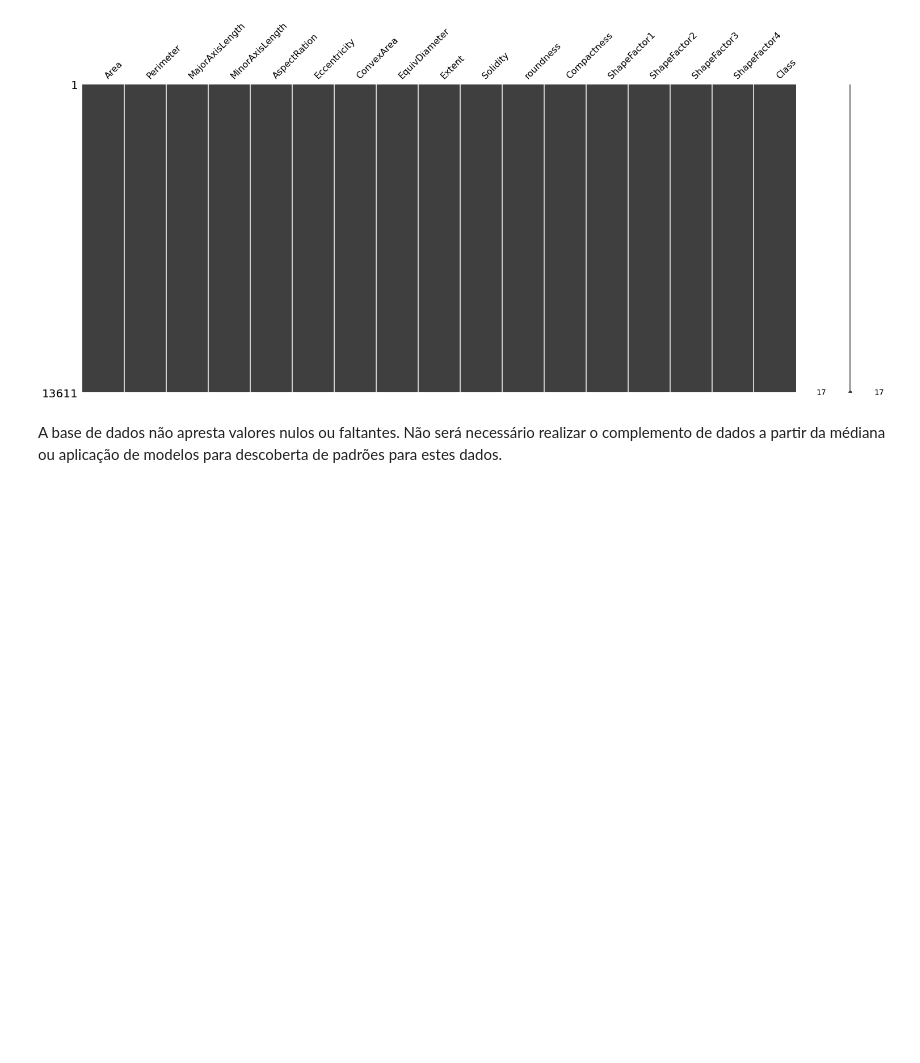
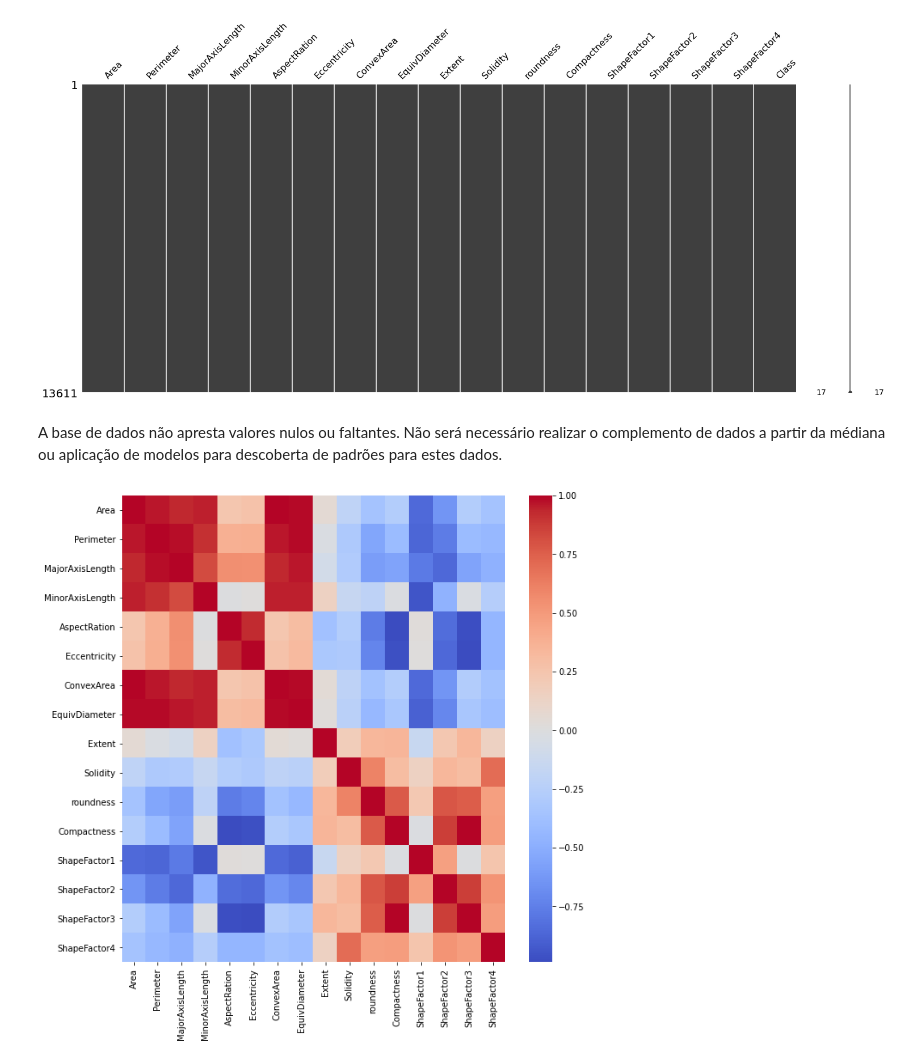
Before and after one commit to irvin-s/smd_project, a Jupyter notebook: 02_dataset_eda/dry_bean_eda.ipynb, the cells around one changed output. Cells and saved outputs as stored; diff of their text form; code cells hidden in the pictures; blank space fills up the shorter version.

```diff
--- a/02_dataset_eda/dry_bean_eda.ipynb
+++ b/02_dataset_eda/dry_bean_eda.ipynb
@@ -97,3 +98,16 @@ msno.matrix(df)
 [figure]
 # %% [markdown]
 A base de dados não apresta valores nulos ou faltantes. Não será necessário realizar o complemento de dados a partir da médiana ou aplicação de modelos para descoberta de padrões para estes dados.
+# %%
+#Plotando as variáveis contínuas
+df = pd.get_dummies(df, columns=["Class"])
+sns.pairplot(df)
+plt.show()
+# %%
+#Matriz de Correlação
+corr = df.corr()
+plt.figure(figsize=(10,10))
+sns.heatmap(corr, cmap='coolwarm')
+plt.show()
+# %% [output]
+[figure, added]
```
Also changed, not shown: parts of 3 cells of this notebook.
